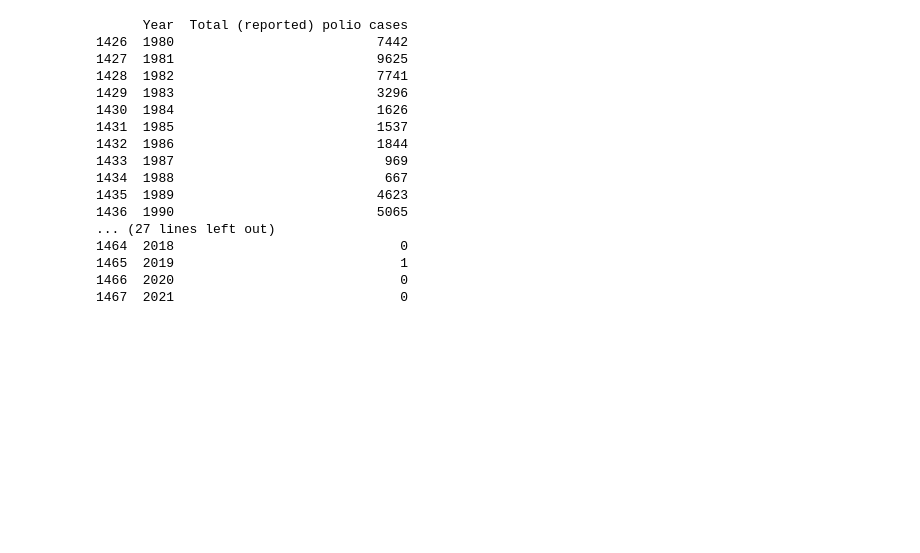
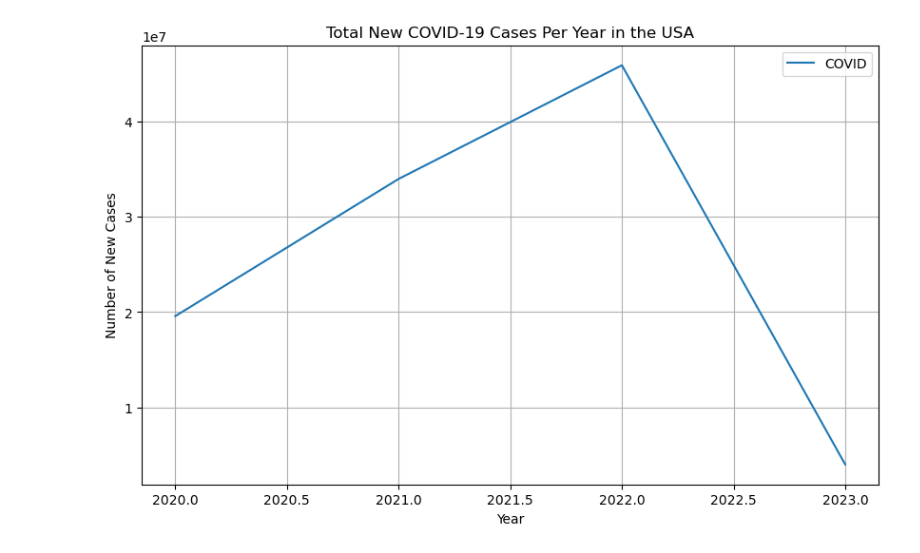
Before and after one commit to Huahuahaha/2023Fall_Projects, a Jupyter notebook: Hypothesis Report.ipynb, the cells around one changed output. Drawn from its saved outputs; the diff is of its cells as text; code cells hidden in the pictures; blank space fills up the shorter version.

Commit message:
Several plot drawing

```diff
--- a/Hypothesis Report.ipynb
+++ b/Hypothesis Report.ipynb
@@ -2,34 +2,4 @@
 import pandas as pd
 import main_functions as functions
 import importlib
-
-
-importlib.reload(functions)
-fr_data = pd.read_csv('Data/Fertility rates.csv', skiprows=4)
-covid_data = pd.read_csv('Data/WHO-COVID-19-global-data.csv')
-polio_data = pd.read_csv('Data/the-number-of-reported-paralytic-polio-cases.csv')
-usa_fr = functions.ext_sel_fr(fr_data, 'USA', 2000, 2021)
-usa_covid = functions.ext_sel_covid(covid_data, 'US')
-chn_polio = functions.ext_sel_polio(polio_data, 'CHN')
-print(chn_polio)
-# Test the dictionary of usa_fr
-#for year, rate in usa_fr.items():
-    #print(f"{year}: {rate}")
+import matplotlib.pyplot as plt
-# %% [output]
-      Year  Total (reported) polio cases
-1426  1980                          7442
-1427  1981                          9625
-1428  1982                          7741
-1429  1983                          3296
-1430  1984                          1626
-1431  1985                          1537
-1432  1986                          1844
-1433  1987                           969
-1434  1988                           667
-1435  1989                          4623
-1436  1990                          5065
-... (27 lines left out)
-1464  2018                             0
-1465  2019                             1
-1466  2020                             0
-1467  2021                             0
@@ -35,0 +15,11 @@ print(chn_polio)
+# %%
+plt.figure(figsize=(10, 6))
+plt.plot(usa_covid, label = 'COVID')
+plt.title('Total New COVID-19 Cases Per Year in the USA')
+plt.xlabel('Year')
+plt.ylabel('Number of New Cases')
+plt.grid(True)
+plt.legend()
+plt.show()
+# %% [output]
+[figure, added]
```
Also changed, not shown: parts of 2 cells of this notebook.
